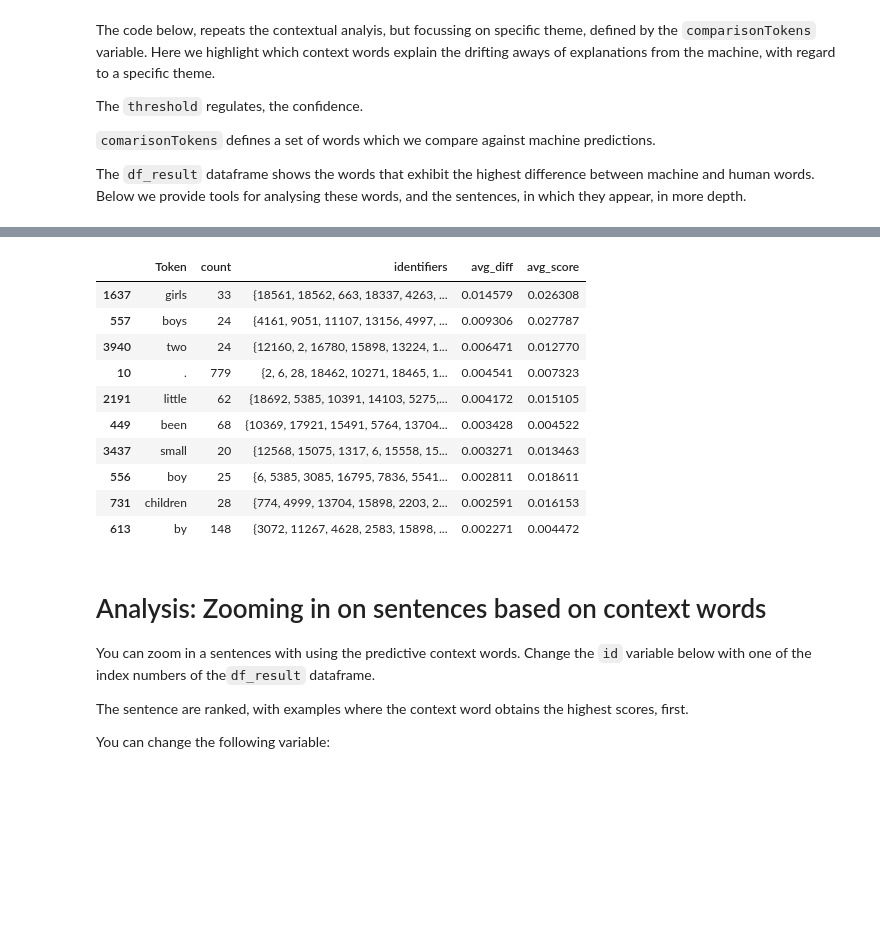
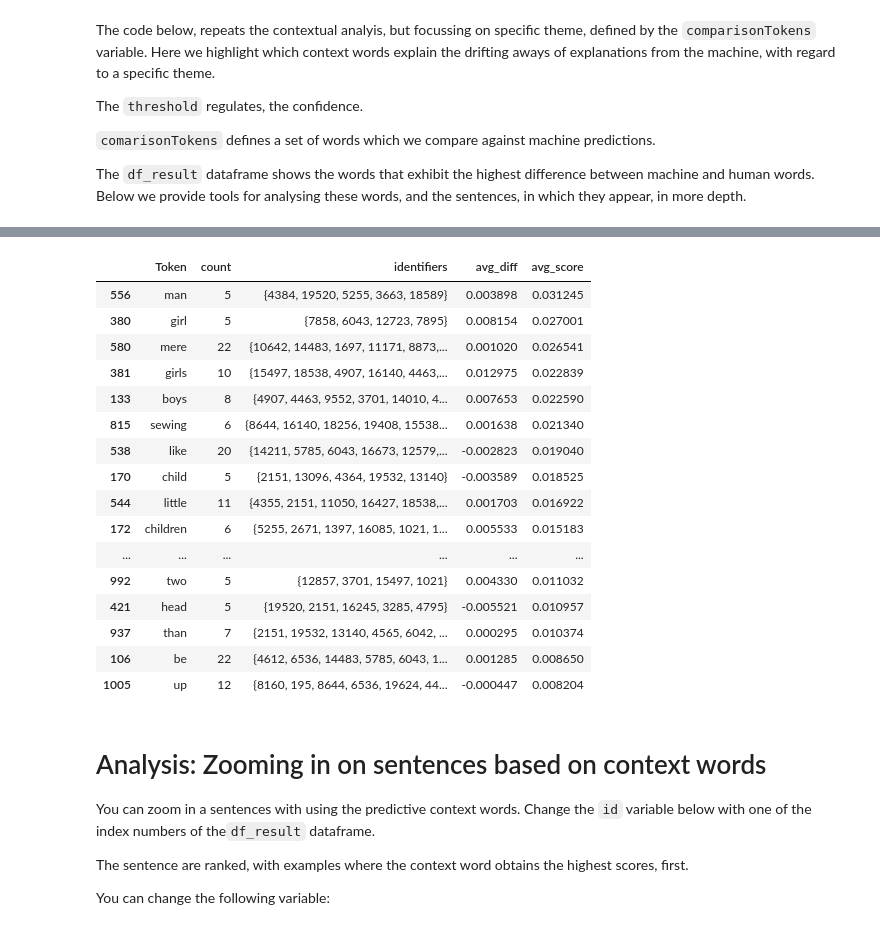
Before and after one commit to Text-Machine/mask-predict, a Jupyter notebook: chr-paper.ipynb, the cells around one changed output, grey strips where cells are left out. Cells and saved outputs as stored; diff of their text form; code cells hidden in the pictures; blank space fills up the shorter version.

```diff
--- a/chr-paper.ipynb
+++ b/chr-paper.ipynb
@@ -278,31 +550,37 @@ The `df_result` dataframe shows the words that exhibit the highest difference be
 # %%
 
 
-comparisonTokens = ['child','children', 'boy','boys','girl','girls']
-
+#comparisonTokens = ['child','children', 'boy','boys','girl','girls']
+comparisonTokens = chr_categories2word['age_status']
 df_comparisonConcept = df_ig[
     (df_ig['Target'].isin(comparisonTokens)) & \
-    (df_ig['Target_score'].between(0.1, 1.0)) # we exclude the target token itself, as we are interested in other tokens that are predictive of the contrastive concept
+    (df_ig['Target_score'].between(0.4, 1.0)) # we exclude the target token itself, as we are interested in other tokens that are predictive of the contrastive concept
                 ].groupby('Token').agg(
                         count=('id', 'count'),identifiers=('id', set),avg_diff=('diff', 'mean'), avg_score=('Score_normalized', 'mean')
                     ).reset_index()
 # %%
 # please note that this repeats sentences, this acros all sentences with all the filtered keywords
-min_count = 20
-df_result = df_comparisonConcept[df_comparisonConcept['count'] >= min_count].sort_values(by='avg_diff', ascending=False)
-df_result.head(10)
+min_count = 5
+df_result = df_comparisonConcept[df_comparisonConcept['count'] >= min_count].sort_values(by='avg_score', ascending=False)
+df_result.head(20)
 # %% [output]
 |  | Token | count | identifiers | avg_diff | avg_score |
-| 1637 | girls | 33 | {18561, 18562, 663, 18337, 4263, ... | 0.014579 | 0.026308 |
-| 557 | boys | 24 | {4161, 9051, 11107, 13156, 4997, ... | 0.009306 | 0.027787 |
-| 3940 | two | 24 | {12160, 2, 16780, 15898, 13224, 1... | 0.006471 | 0.012770 |
-| 10 | . | 779 | {2, 6, 28, 18462, 10271, 18465, 1... | 0.004541 | 0.007323 |
-| 2191 | little | 62 | {18692, 5385, 10391, 14103, 5275,... | 0.004172 | 0.015105 |
-| 449 | been | 68 | {10369, 17921, 15491, 5764, 13704... | 0.003428 | 0.004522 |
-| 3437 | small | 20 | {12568, 15075, 1317, 6, 15558, 15... | 0.003271 | 0.013463 |
-| 556 | boy | 25 | {6, 5385, 3085, 16795, 7836, 5541... | 0.002811 | 0.018611 |
-| 731 | children | 28 | {774, 4999, 13704, 15898, 2203, 2... | 0.002591 | 0.016153 |
-| 613 | by | 148 | {3072, 11267, 4628, 2583, 15898, ... | 0.002271 | 0.004472 |
+| 556 | man | 5 | {4384, 19520, 5255, 3663, 18589} | 0.003898 | 0.031245 |
+| 380 | girl | 5 | {7858, 6043, 12723, 7895} | 0.008154 | 0.027001 |
+| 580 | mere | 22 | {10642, 14483, 1697, 11171, 8873,... | 0.001020 | 0.026541 |
+| 381 | girls | 10 | {15497, 18538, 4907, 16140, 4463,... | 0.012975 | 0.022839 |
+| 133 | boys | 8 | {4907, 4463, 9552, 3701, 14010, 4... | 0.007653 | 0.022590 |
+| 815 | sewing | 6 | {8644, 16140, 18256, 19408, 15538... | 0.001638 | 0.021340 |
+| 538 | like | 20 | {14211, 5785, 6043, 16673, 12579,... | -0.002823 | 0.019040 |
+| 170 | child | 5 | {2151, 13096, 4364, 19532, 13140} | -0.003589 | 0.018525 |
+| 544 | little | 11 | {4355, 2151, 11050, 16427, 18538,... | 0.001703 | 0.016922 |
+| 172 | children | 6 | {5255, 2671, 1397, 16085, 1021, 1... | 0.005533 | 0.015183 |
+| ... | ... | ... | ... | ... | ... |
+| 992 | two | 5 | {12857, 3701, 15497, 1021} | 0.004330 | 0.011032 |
+| 421 | head | 5 | {19520, 2151, 16245, 3285, 4795} | -0.005521 | 0.010957 |
+| 937 | than | 7 | {2151, 19532, 13140, 4565, 6042, ... | 0.000295 | 0.010374 |
+| 106 | be | 22 | {4612, 6536, 14483, 5785, 6043, 1... | 0.001285 | 0.008650 |
+| 1005 | up | 12 | {8160, 195, 8644, 6536, 19624, 44... | -0.000447 | 0.008204 |
 # %%
 #df_result.avg_score.plot(kind='hist', bins=100, title=f'Histogram of average scores for tokens predictive of the contrastive concept.', xlabel='Average score', ylabel='Count')
 # %% [markdown]
```
Also changed, not shown: parts of 90 cells of this notebook.
